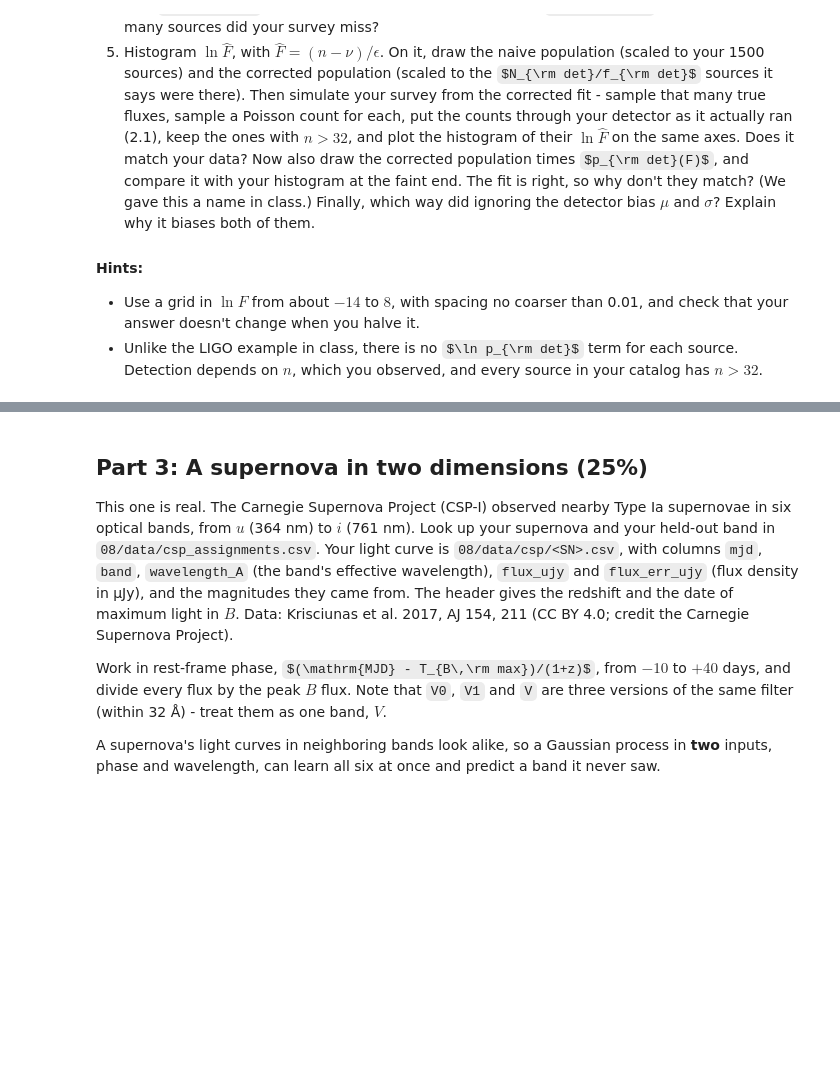
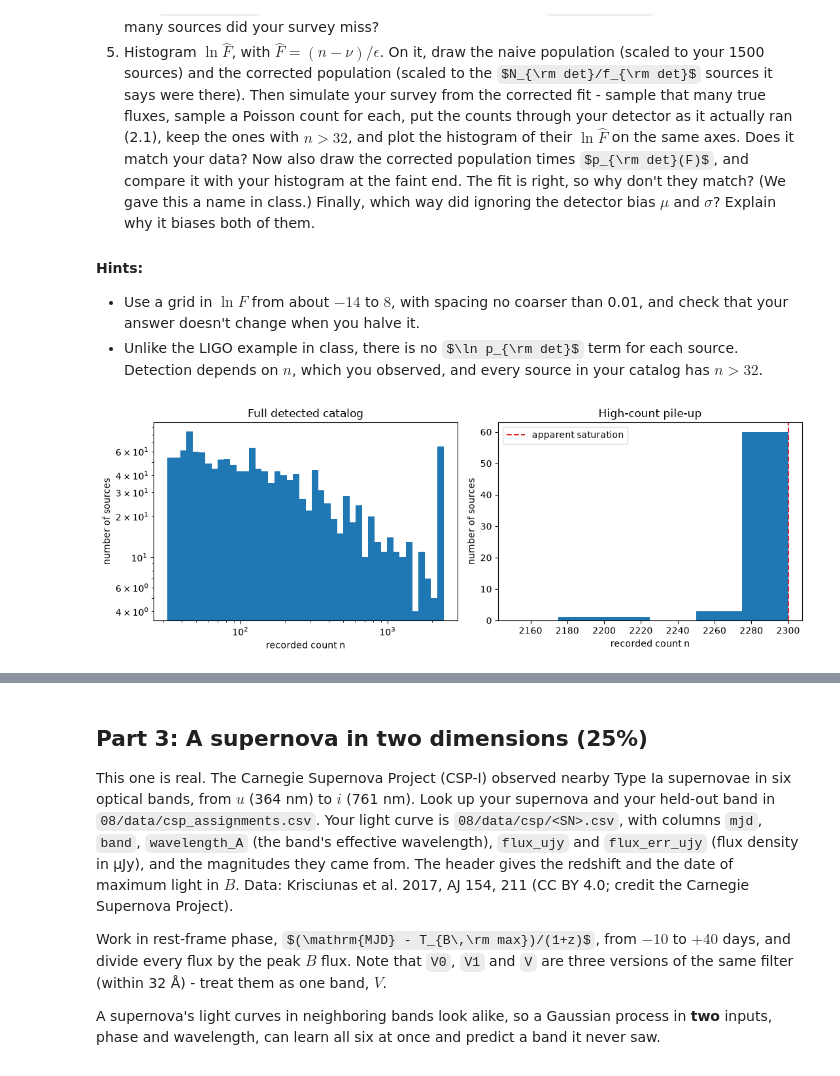
Before and after one commit to AustinMathison/ast457_2026_Fall, a Jupyter notebook: submissions/acm18/lab08.ipynb, the cells around one changed output, grey strips where cells are left out. Cells and saved outputs as stored; diff of their text form; code cells hidden in the pictures; some formulas as TeX source; blank space fills up the shorter version.

```diff
--- a/submissions/acm18/lab08.ipynb
+++ b/submissions/acm18/lab08.ipynb
@@ -63,5 +463,25 @@ Do that integral on a grid in $\ln F$, and find the $(\mu, \sigma)$ that maximiz
 - Unlike the LIGO example in class, there is no $\ln p_{\rm det}$ term for each source. Detection depends on $n$, which you observed, and every source in your catalog has $n > 32$.
 # %%
 # Part 2: your work here
-n = pd.read_csv(LAB + f'{NETID}.csv')['n_counts'].to_numpy()
-nu, eps, n_th = 9.373, 226.27, 32
+n = pd.read_csv(LAB+f'{NETID}.csv')['n_counts'].to_numpy()
+
+fig,ax = plt.subplots(1,2,figsize=(11,4))
+
+ax[0].hist(n,bins=np.logspace(np.log10(32),np.log10(2400),45))
+ax[0].set_xscale('log')
+ax[0].set_yscale('log')
+ax[0].set_xlabel('recorded count n')
+ax[0].set_ylabel('number of sources')
+ax[0].set_title('Full detected catalog')
+
+ax[1].hist(n,bins=np.arange(2150,2325,25))
+ax[1].axvline(2300,color='C3',ls='--',label='apparent saturation')
+ax[1].set_xlabel('recorded count n')
+ax[1].set_ylabel('number of sources')
+ax[1].set_title('High-count pile-up')
+ax[1].legend()
+
+plt.tight_layout()
+plt.show()
+# %% [output]
+[figure, added]
```
Also changed, not shown: parts of 30 cells of this notebook.
